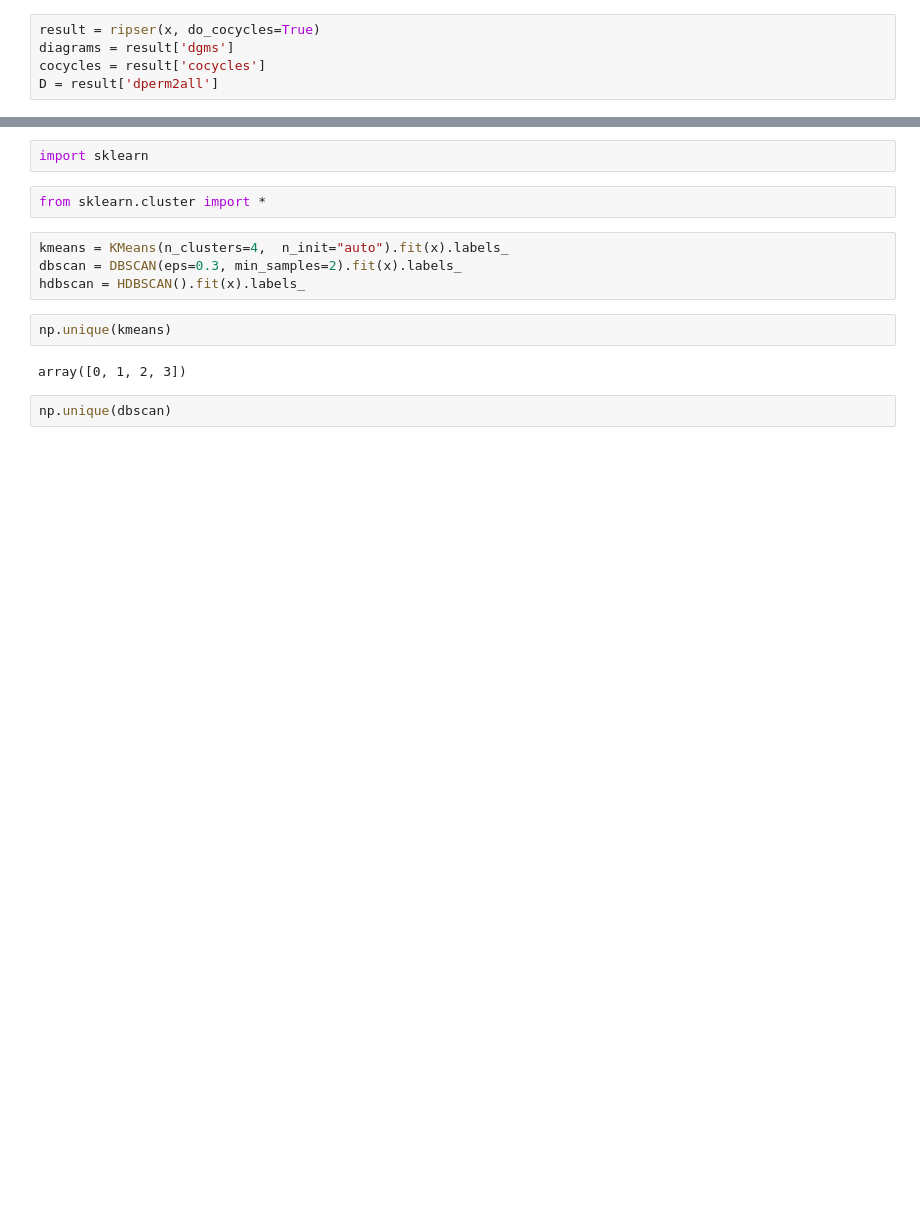
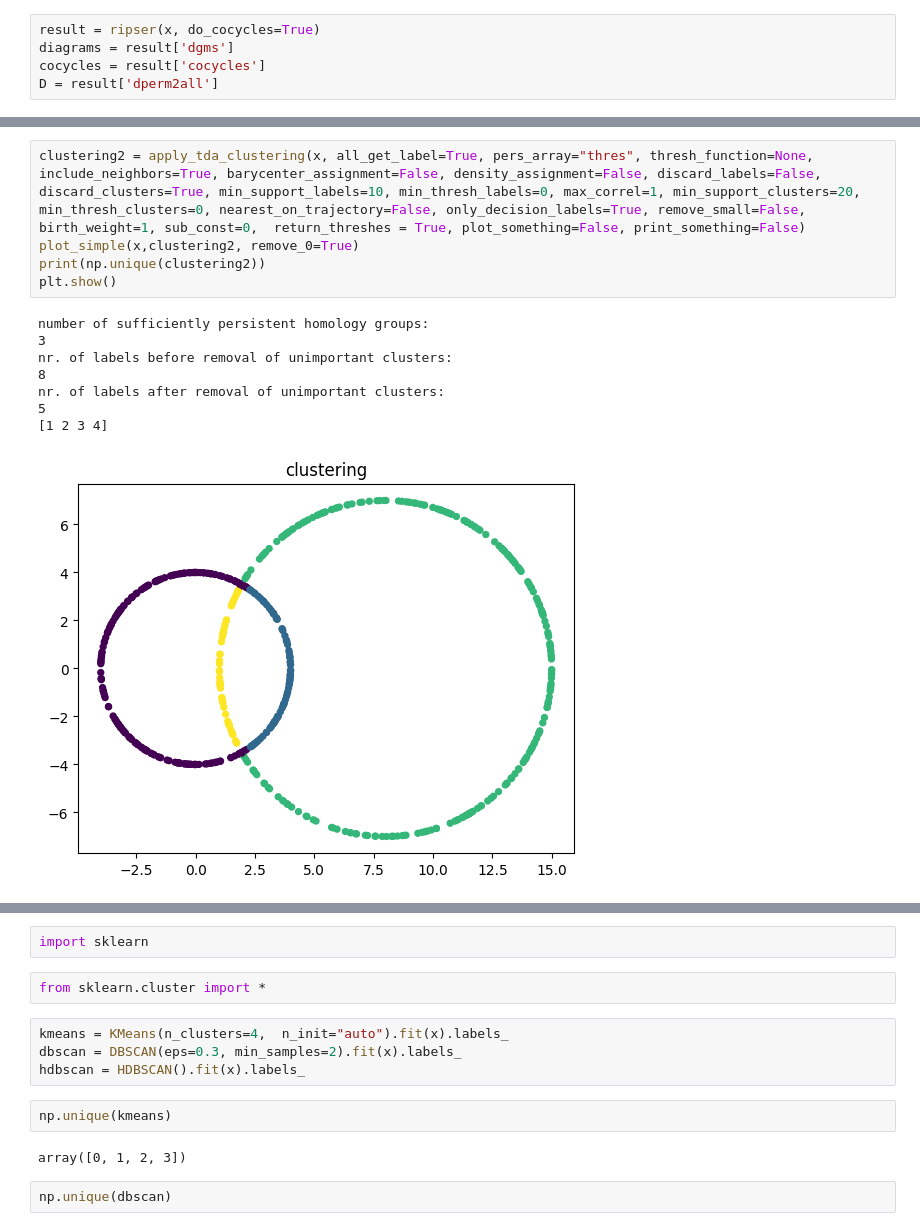
Before and after one commit to jalhackl/TDA_cocycle_clustering, a Jupyter notebook: overlapping_circles.ipynb, the cells around one changed output, grey strips where cells are left out. Saved outputs shown, nothing was run; the diff lists cells and outputs as text; blank space fills up the shorter version.

```diff
--- a/overlapping_circles.ipynb
+++ b/overlapping_circles.ipynb
@@ -43,3 +43,17 @@ number of sufficiently persistent homology groups:
+# %%
+clustering2 = apply_tda_clustering(x, all_get_label=True, pers_array="thres", thresh_function=None, include_neighbors=True, barycenter_assignment=False, density_assignment=False, discard_labels=False, discard_clusters=True, min_support_labels=10, min_thresh_labels=0, max_correl=1, min_support_clusters=20, min_thresh_clusters=0, nearest_on_trajectory=False, only_decision_labels=True, remove_small=False, birth_weight=1, sub_const=0,  return_threshes = True, plot_something=False, print_something=False)
+plot_simple(x,clustering2, remove_0=True)
+print(np.unique(clustering2))
+plt.show()
+# %% [output]
+number of sufficiently persistent homology groups:
+3
+nr. of labels before removal of unimportant clusters:
+8
+nr. of labels after removal of unimportant clusters:
+5
+[1 2 3 4]
+[figure, added]
 # %%
 clustering2 = apply_tda_clustering(x, all_get_label=True, thresh_function=None, include_neighbors=True, barycenter_assignment=False, density_assignment=True, discard_labels=False, discard_clusters=False, min_support_labels=10, min_thresh_labels=0.2, max_correl=0.8, min_support_clusters=20, min_thresh_clusters=0.2, nearest_on_trajectory=False, only_decision_labels=True, remove_small=False, birth_weight=1, sub_const=0,  return_threshes = True, plot_something=False, print_something=False)
 plot_simple(x,clustering2, remove_0=True)
```
Also changed, not shown: parts of 12 cells of this notebook, 1 other file.
